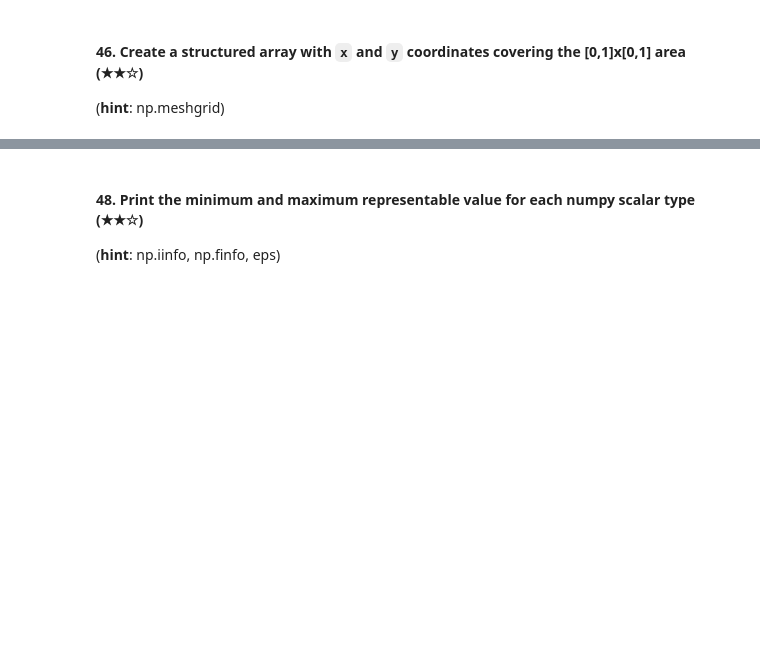
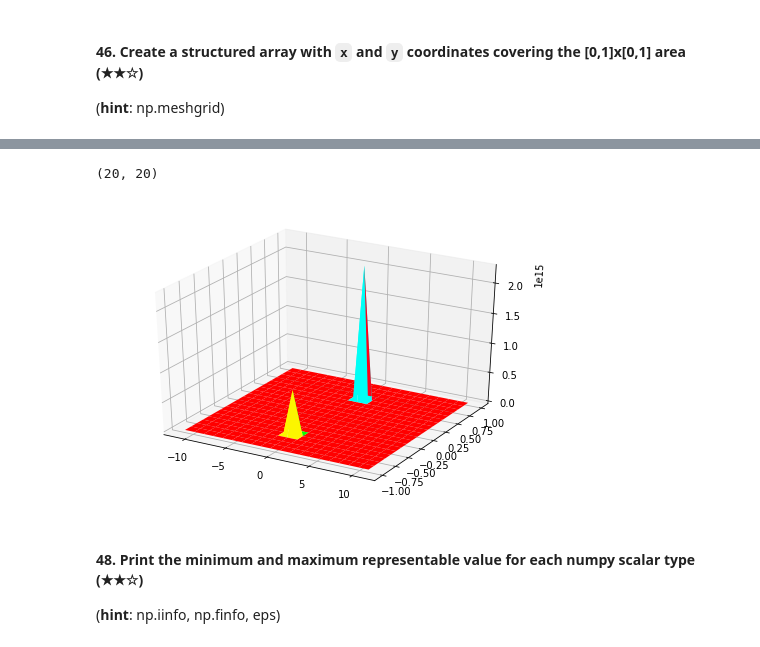
Before and after one commit to passionzhan/numpy-100, a Jupyter notebook: 100_Numpy_exercises_with_hint.ipynb, the cells around one changed output, grey strips where cells are left out. Drawn from its saved outputs; the diff is of its cells as text; code cells hidden in the pictures; blank space fills up the shorter version.

```diff
--- a/100_Numpy_exercises_with_hint.ipynb
+++ b/100_Numpy_exercises_with_hint.ipynb
@@ -601,4 +963,32 @@ np.sqrt(-1) == np.emath.sqrt(-1)
 (**hint**: np.subtract.outer)
+# %%
+# np.info('outer')
+A = np.linspace(-11,11,num = 20)#.reshape(20,1)
+# print(A)
+B = np.linspace(-1,1,num = 20)#.reshape(1,20)
+
+C = 1 / np.subtract.outer(A,B)
+print(C.shape)
+A = np.tile(A.reshape(20,1),(1,20))
+B= np.tile(B.reshape(1,20),(20,1))
+# print(C)
+# print(A.shape)
+
+import matplotlib.pyplot as plt
+from mpl_toolkits.mplot3d import Axes3D #绘制3D坐标的函数
+
+# %matplotlib inline
+# %matplotlib notebook
+# %matplotlib qt5
+%matplotlib inline
+fig1=plt.figure()#创建一个绘图对象
+ax=Axes3D(fig1)#用这个绘图对象创建一个Axes对象(有3D坐标)
+ax.plot_surface(A,B,C,cmap=plt.cm.hsv,)
+# ax.contour(A,B,C, offset = 2, cmap = 'rainbow')
+plt.show()
+# %% [output]
+(20, 20)
+[figure, added]
 # %% [markdown]
 #### 48. Print the minimum and maximum representable value for each numpy scalar type (★★☆)
 (**hint**: np.iinfo, np.finfo, eps)
```
Also changed, not shown: parts of 23 cells of this notebook, 3 other files.
